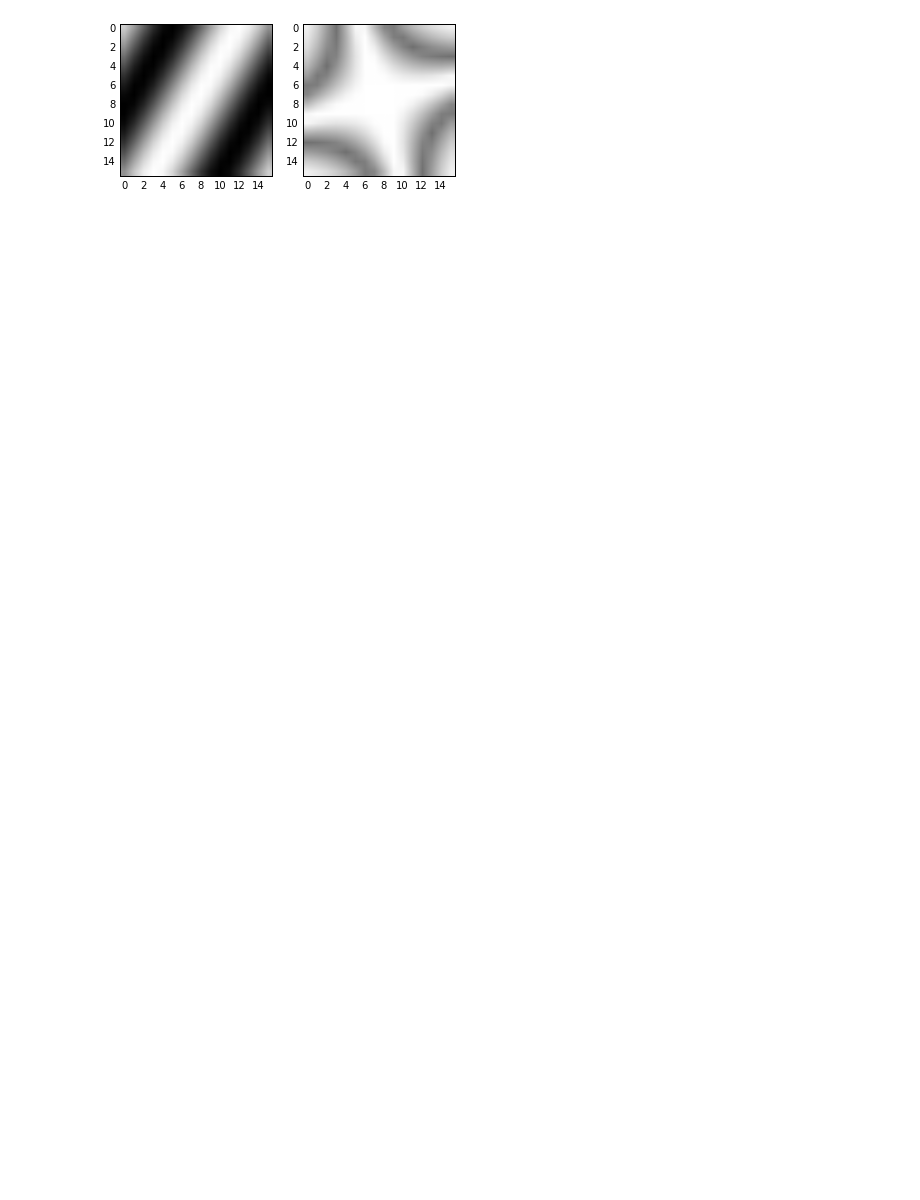
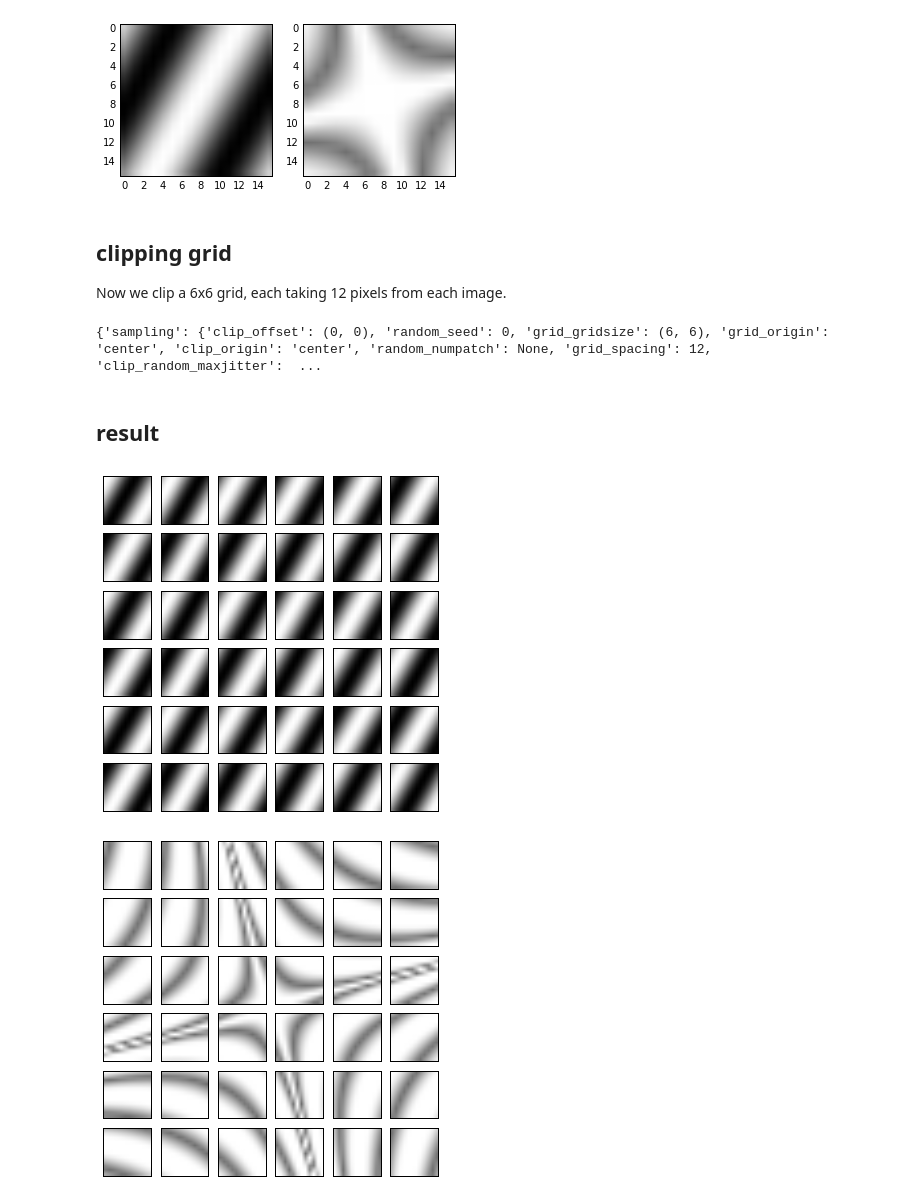
Before and after one commit to leelabcnbc/early-vision-toolbox, a Jupyter notebook: preprocessing_demo.ipynb, the cells around one changed output. Drawn from its saved outputs; the diff is of its cells as text; code cells hidden in the pictures; blank space fills up the shorter version.

Commit message:
add more preprocessing demo

```diff
--- a/preprocessing_demo.ipynb
+++ b/preprocessing_demo.ipynb
@@ -56,3 +59,60 @@ plt.imshow(images_clipped[1], cmap='gray', vmin=0, vmax=1)
 plt.show()
 # %% [output]
 [figure]
+# %% [markdown]
+## clipping grid
+
+Now we clip a 6x6 grid, each taking 12 pixels from each image.
+# %%
+# then create steps and steps params to extract centers.
+steps = ['sampling']
+steps_pars = {'sampling': {'type': 'grid',
+                           'patchsize': 12,
+                          'grid_origin': 'center',
+                          'grid_spacing': 12,
+                          'grid_gridsize': (6,6)}}
+extract_center_pipeline, final_pars = preprocessing.bw_image_preprocessing_pipeline(steps=steps, pars=steps_pars)
+print(final_pars)
+# %% [output]
+{'sampling': {'clip_offset': (0, 0), 'random_seed': 0, 'grid_gridsize': (6, 6), 'grid_origin': 'center', 'clip_origin': 'center', 'random_numpatch': None, 'grid_spacing': 12, 'clip_random_maxjitter':  ...
+# %% [markdown]
+## result
+# %%
+images_grid = extract_center_pipeline.transform([im1, im2])
+assert images_grid.shape == (72, 12, 12)
+
+# check that it can be the whole image can be recovered.
+img1patches = images_grid[:36]
+img2patches = images_grid[36:]
+
+def reconstruct_image(patches):
+    row_list = []
+    for i_row in range(6):
+        slice_to_work_on = slice(i_row*6,(i_row+1)*6)
+        patches_this_row = patches[slice_to_work_on]
+        patches_combined_this_row = np.concatenate(patches_this_row, axis=1)
+        row_list.append(patches_combined_this_row)
+
+    return np.concatenate(row_list, axis=0)
+
+im1_recon = reconstruct_image(img1patches)
+im2_recon = reconstruct_image(img2patches)
+
+assert np.array_equal(im1, im1_recon)
+assert np.array_equal(im2, im2_recon)
+
+# let's plot two one by one.
+def plot_sub_patches(patches):
+    plt.figure(figsize=(6, 6))
+    for i, comp in enumerate(patches):
+        plt.subplot(6, 6, i + 1)
+        plt.imshow(comp.reshape((12,12)), cmap='gray', vmin=0, vmax=1)
+        plt.xticks(())
+        plt.yticks(())
+    plt.show()
+
+plot_sub_patches(img1patches)
+plot_sub_patches(img2patches)
+# %% [output]
+[figure, added]
+[figure, added]
```
Also changed, not shown: parts of 4 cells of this notebook, 1 other file.
